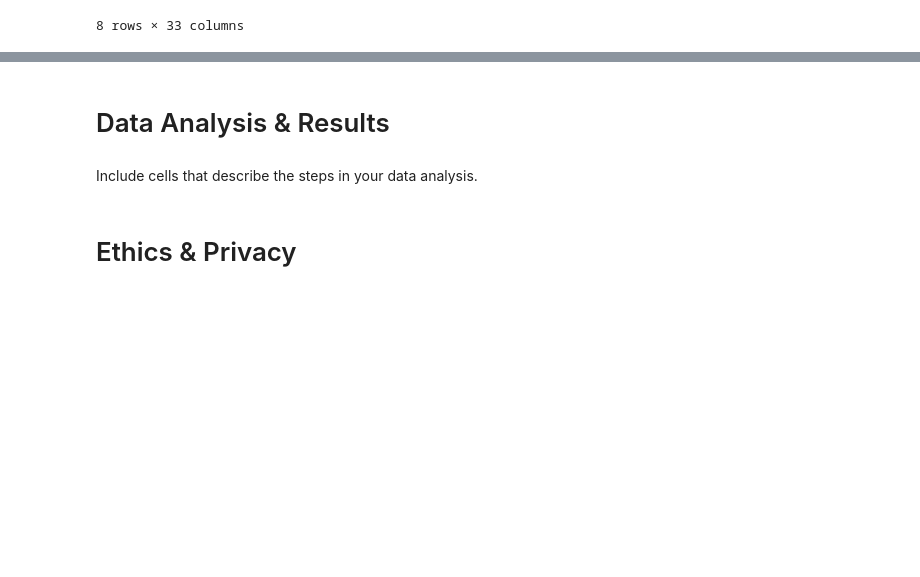
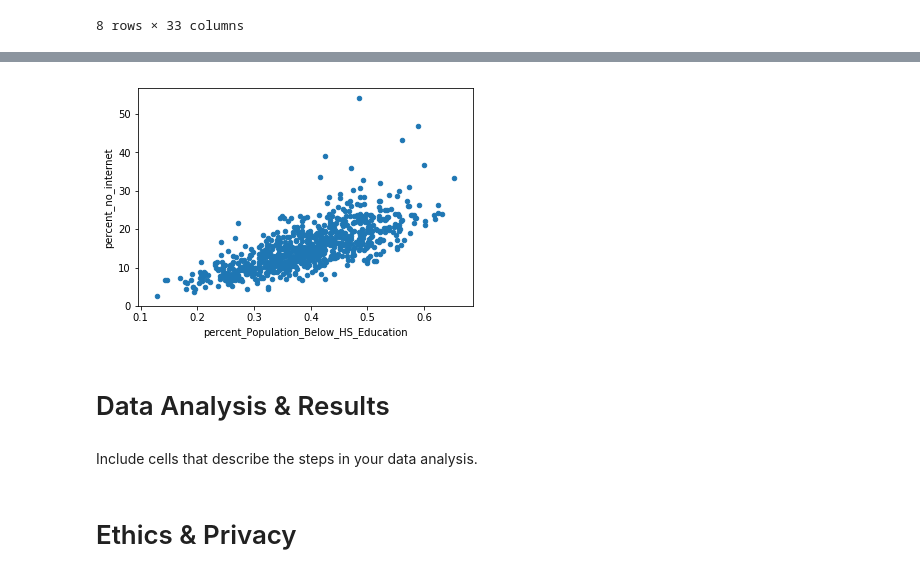
Before and after one commit to jij106/Projects, a Jupyter notebook: FinalProject.ipynb, the cells around one changed output, grey strips where cells are left out. Drawn from its saved outputs; the diff is of its cells as text; code cells hidden in the pictures; blank space fills up the shorter version.

```diff
--- a/FinalProject.ipynb
+++ b/FinalProject.ipynb
@@ -159,3 +197,10 @@ df.describe()
+# %%
+plt.scatter(dataFile.Percent_Population_Below_HS_Education, dataFile.percent_no_internet, s=20)
+plt.xlabel('percent_Population_Below_HS_Education')
+plt.ylabel('percent_no_internet')
+f5 = plt.gcf()
+# %% [output]
+[figure, added]
 # %% [markdown]
 # Data Analysis & Results
 # %% [markdown]
```
Also changed, not shown: parts of 3 cells of this notebook.
